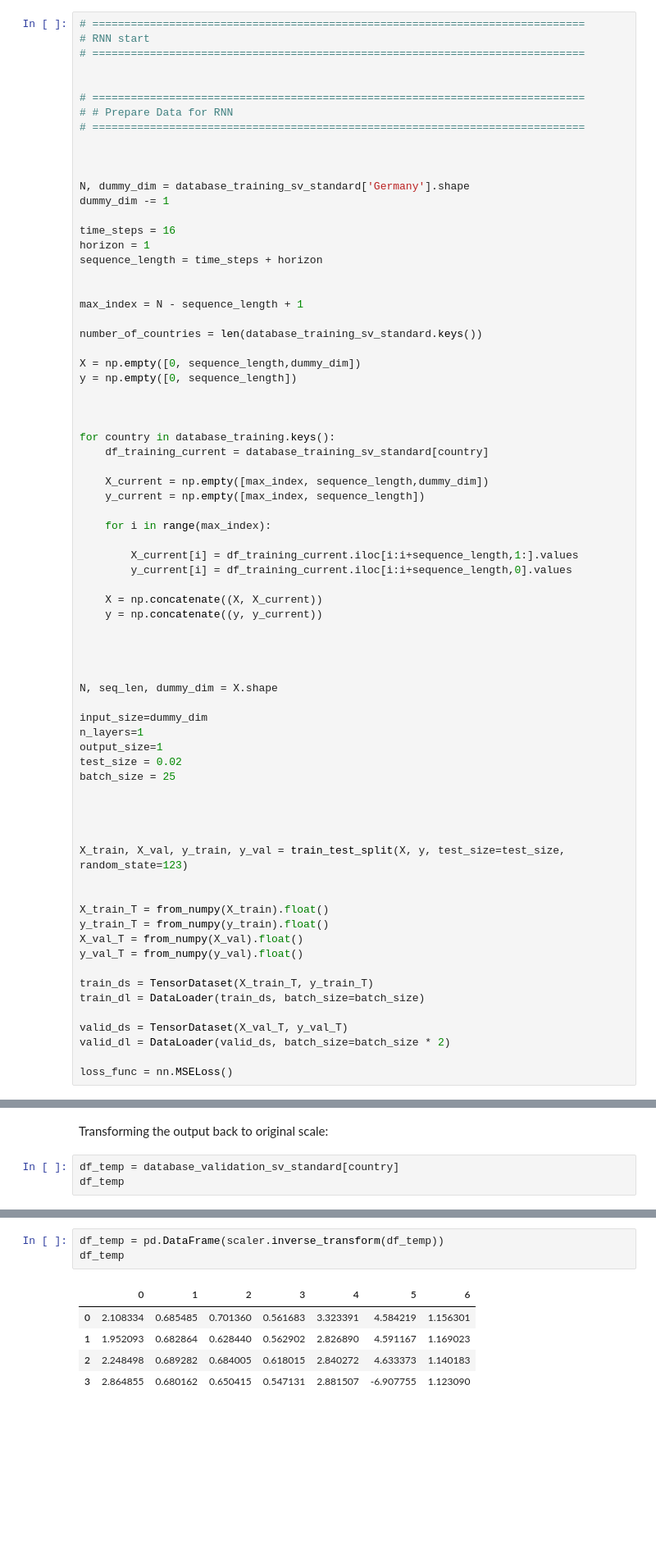
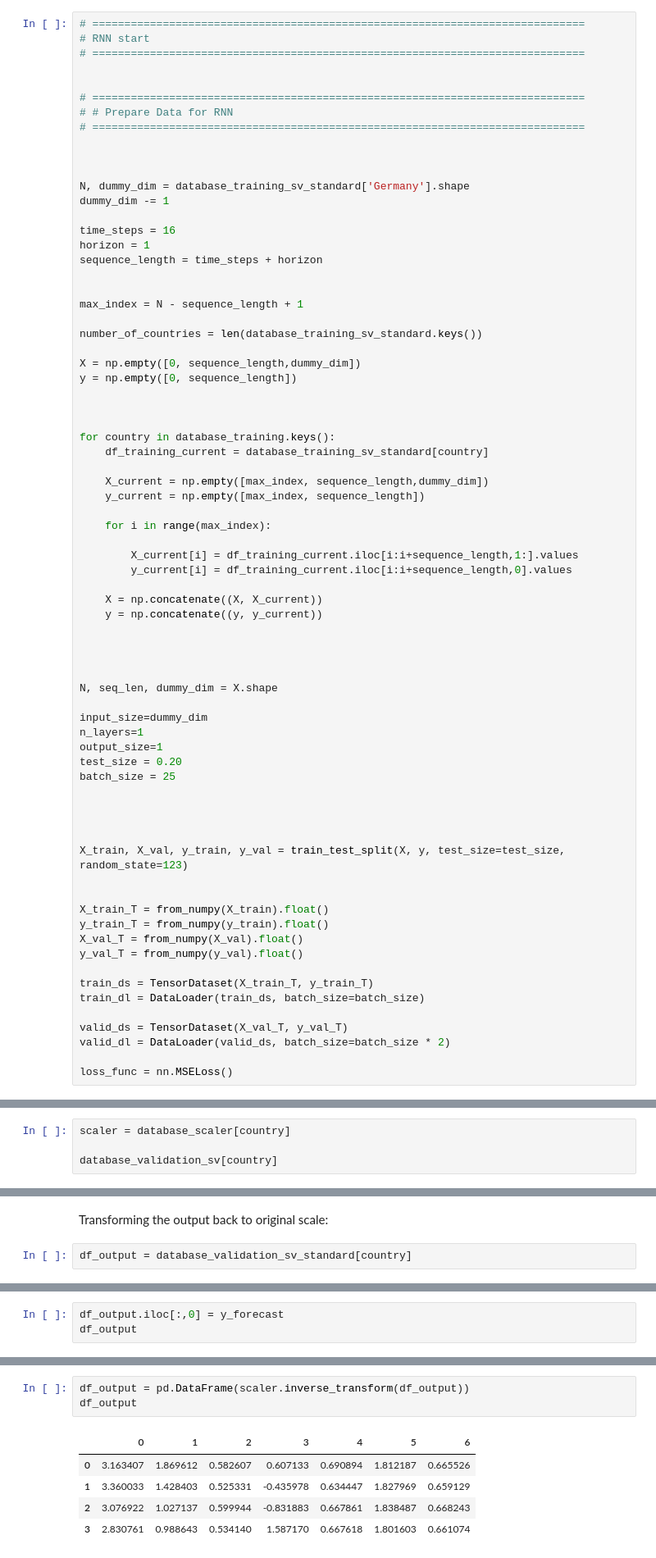
Before and after one commit to felix-ha/cfds_project, a Jupyter notebook: Hyperparam_Opt_RNN.ipynb, the cells around one changed output, grey strips where cells are left out. Shown at 82% size. Cells and saved outputs as stored; diff of their text form; blank space fills up the shorter version.

```diff
--- a/Hyperparam_Opt_RNN.ipynb
+++ b/Hyperparam_Opt_RNN.ipynb
@@ -103,7 +103,7 @@ N, seq_len, dummy_dim = X.shape
 input_size=dummy_dim
 n_layers=1
 output_size=1
-test_size = 0.02
+test_size = 0.20
 batch_size = 25
 
 
@@ -710,0 +806,4 @@ array([-0.4447406 , -0.5383673 , -0.54223335,  1.1569089 ], dtype=float32)
+# %%
+scaler = database_scaler[country]
+
+database_validation_sv[country]
@@ -711,5 +824,4 @@ array([-0.4447406 , -0.5383673 , -0.54223335,  1.1569089 ], dtype=float32)
 # %% [markdown]
 Transforming the output back to original scale:
 # %%
-df_temp = database_validation_sv_standard[country]
-df_temp
+df_output = database_validation_sv_standard[country]
@@ -721,0 +830,3 @@ df_temp
+# %%
+df_output.iloc[:,0] = y_forecast
+df_output
@@ -722,10 +839,10 @@ df_temp
 # %%
-df_temp = pd.DataFrame(scaler.inverse_transform(df_temp))
-df_temp
+df_output = pd.DataFrame(scaler.inverse_transform(df_output))
+df_output
 # %% [output]
 |  | 0 | 1 | 2 | 3 | 4 | 5 | 6 |
-| 0 | 2.108334 | 0.685485 | 0.701360 | 0.561683 | 3.323391 | 4.584219 | 1.156301 |
-| 1 | 1.952093 | 0.682864 | 0.628440 | 0.562902 | 2.826890 | 4.591167 | 1.169023 |
-| 2 | 2.248498 | 0.689282 | 0.684005 | 0.618015 | 2.840272 | 4.633373 | 1.140183 |
-| 3 | 2.864855 | 0.680162 | 0.650415 | 0.547131 | 2.881507 | -6.907755 | 1.123090 |
+| 0 | 3.163407 | 1.869612 | 0.582607 | 0.607133 | 0.690894 | 1.812187 | 0.665526 |
+| 1 | 3.360033 | 1.428403 | 0.525331 | -0.435978 | 0.634447 | 1.827969 | 0.659129 |
+| 2 | 3.076922 | 1.027137 | 0.599944 | -0.831883 | 0.667861 | 1.838487 | 0.668243 |
+| 3 | 2.830761 | 0.988643 | 0.534140 | 1.587170 | 0.667618 | 1.801603 | 0.661074 |
 # %%
```
Also changed, not shown: parts of 23 cells of this notebook, 1 other file.
